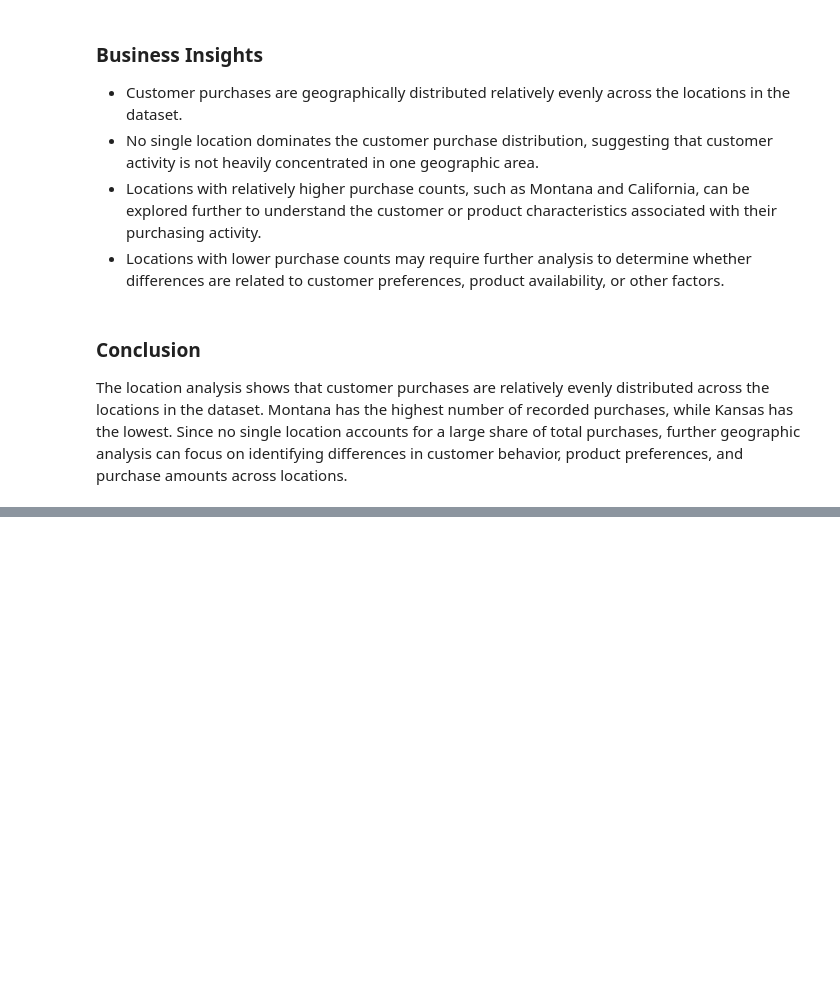
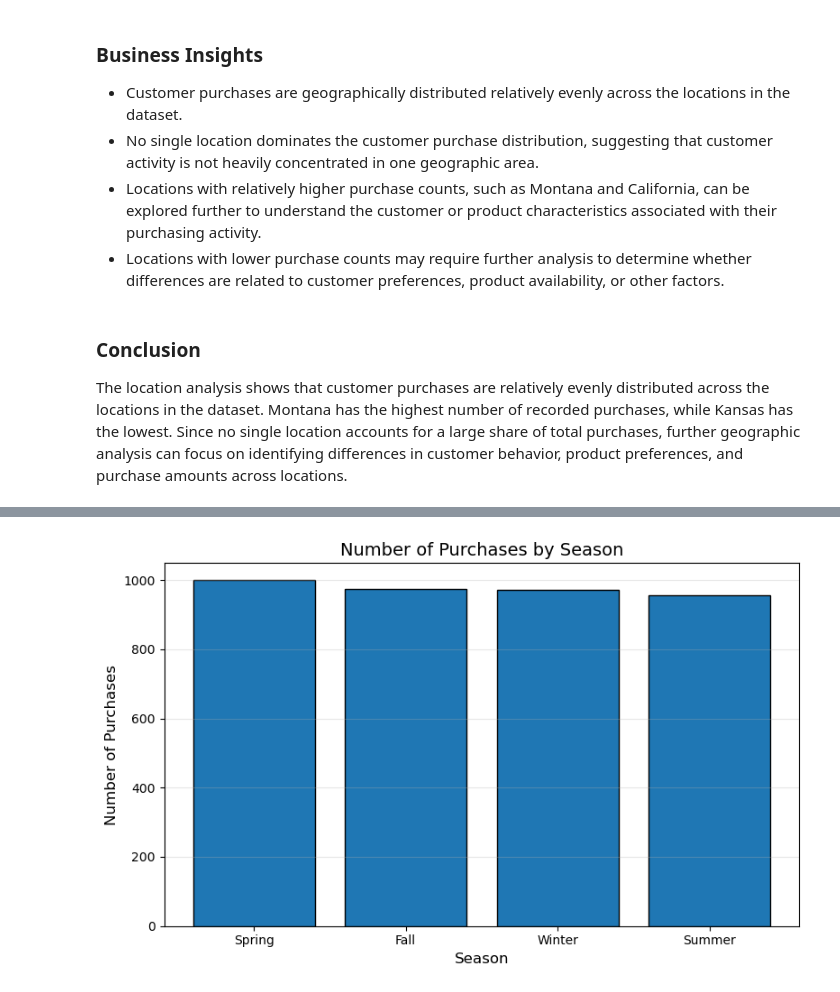
Before and after one commit to kalaranjani-a/customer-shopping-behavior-analysis, a Jupyter notebook: notebooks/customer_shopping_analysis.ipynb, the cells around one changed output, grey strips where cells are left out. Cells and saved outputs as stored; diff of their text form; code cells hidden in the pictures; blank space fills up the shorter version.

```diff
--- a/notebooks/customer_shopping_analysis.ipynb
+++ b/notebooks/customer_shopping_analysis.ipynb
@@ -778,0 +1172,4 @@ The location analysis shows that customer purchases are relatively evenly distri
+# %%
+season_counts = df["Season"].value_counts()
+
+season_counts
@@ -778,0 +1226,28 @@ The location analysis shows that customer purchases are relatively evenly distri
+# %%
+season_counts_sorted = season_counts.sort_values(ascending=False)
+
+plt.figure(figsize=(8, 5))
+
+plt.bar(
+    season_counts_sorted.index,
+    season_counts_sorted.values,
+    edgecolor="black"
+)
+
+plt.title("Number of Purchases by Season", fontsize=14)
+plt.xlabel("Season", fontsize=12)
+plt.ylabel("Number of Purchases", fontsize=12)
+
+plt.grid(axis="y", alpha=0.3)
+
+plt.tight_layout()
+
+plt.savefig(
+    "../images/seasonal_purchase_distribution.png",
+    dpi=300,
+    bbox_inches="tight"
+)
+
+plt.show()
+# %% [output]
+[figure, added]
```
Also changed, not shown: parts of 39 cells of this notebook, 4 other files.
